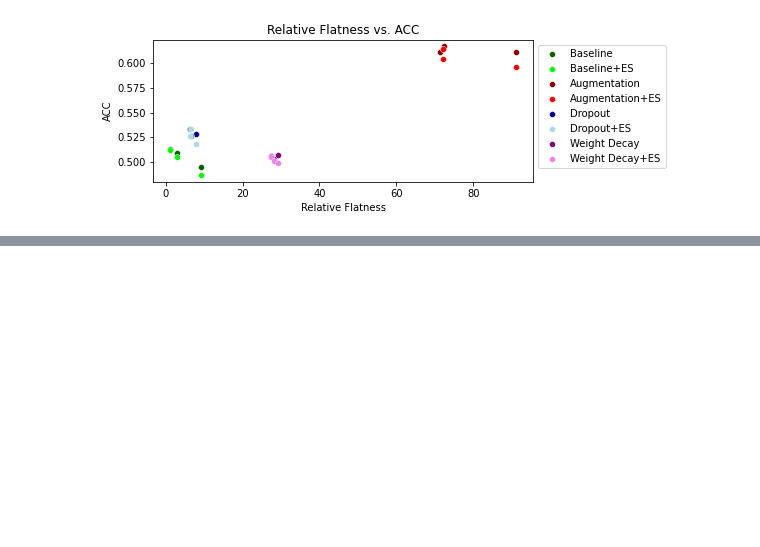
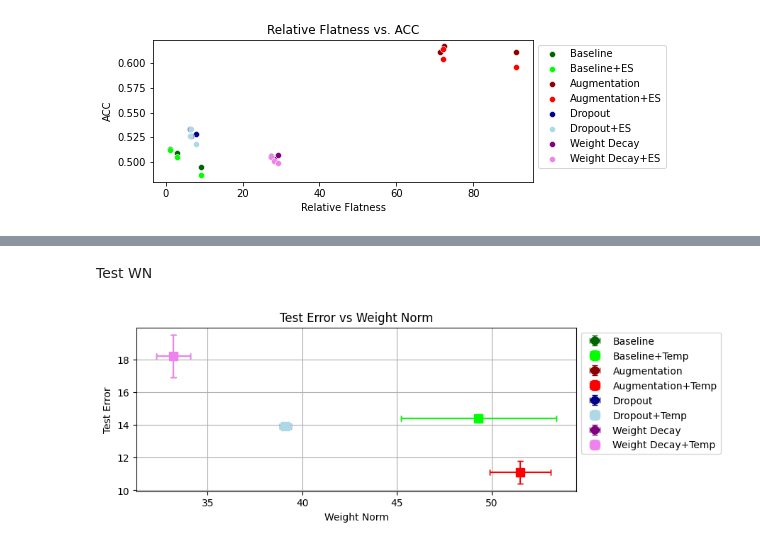
Before and after one commit to IFMW01/Explicit-Regularisation-Sharpness-and-Calibration-Submission, a Jupyter notebook: src/plots/plot_generation/scatter_correlation_plots.ipynb, the cells around one changed output, grey strips where cells are left out. Saved outputs shown, nothing was run; the diff lists cells and outputs as text; code cells hidden in the pictures; blank space fills up the shorter version.

```diff
--- a/src/plots/plot_generation/scatter_correlation_plots.ipynb
+++ b/src/plots/plot_generation/scatter_correlation_plots.ipynb
@@ -264,0 +428,21 @@ plot(feature_columns,num_groups,group_size,target_column)
+# %% [markdown]
+Test WN
+# %%
+import pandas as pd
+import matplotlib.pyplot as plt
+
+data = {
+    'Test Error': [14.4,14.4,11.1,11.1,13.9,13.9,18.2,18.2],
+    'Test_Error_std': [0.1,0.10,0.7,0.7,0.2,0.2,1.3,1.3],
+    'Weight Norm': [49.3,49.3,51.5,51.5,39.1,39.1,33.2,33.2],
+    'Weight Norm std': [4.1,4.1,1.6,1.6,0.3,0.3,0.9,0.9]
+}
+df = pd.DataFrame(data)
+feature_column= 'Weight Norm'
+feature_column_error = 'Weight Norm std'
+target_column = 'Test Error'
+target_column_error = 'Test_Error_std'
+
+plot_new(df,feature_column,feature_column_error,target_column,target_column_error)
+# %% [output]
+[figure, added]
```
Also changed, not shown: parts of 45 cells of this notebook.
